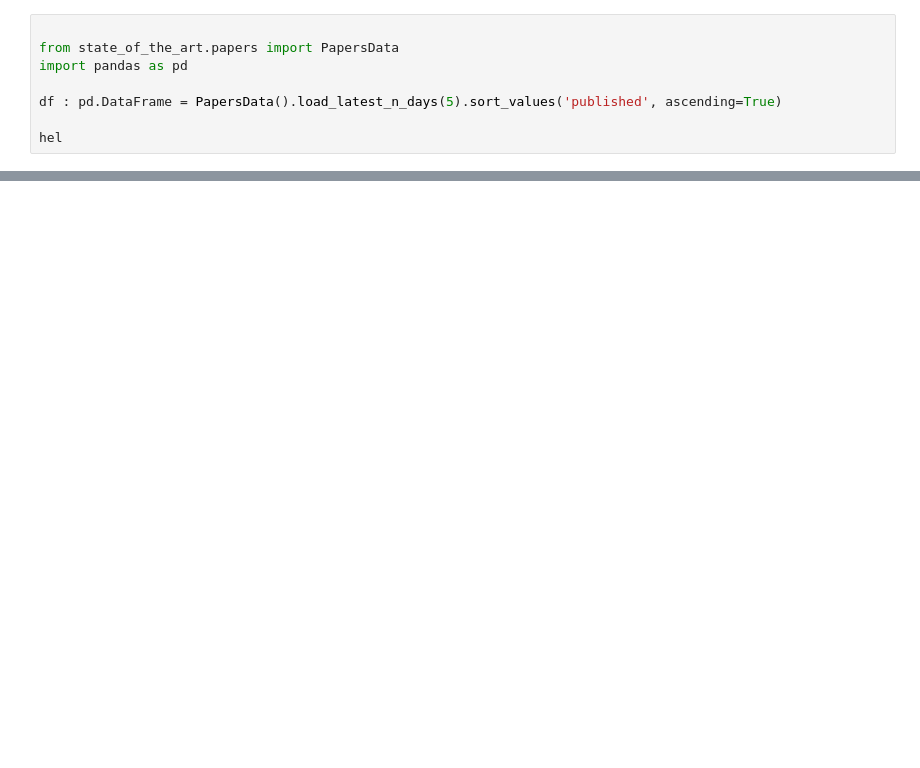
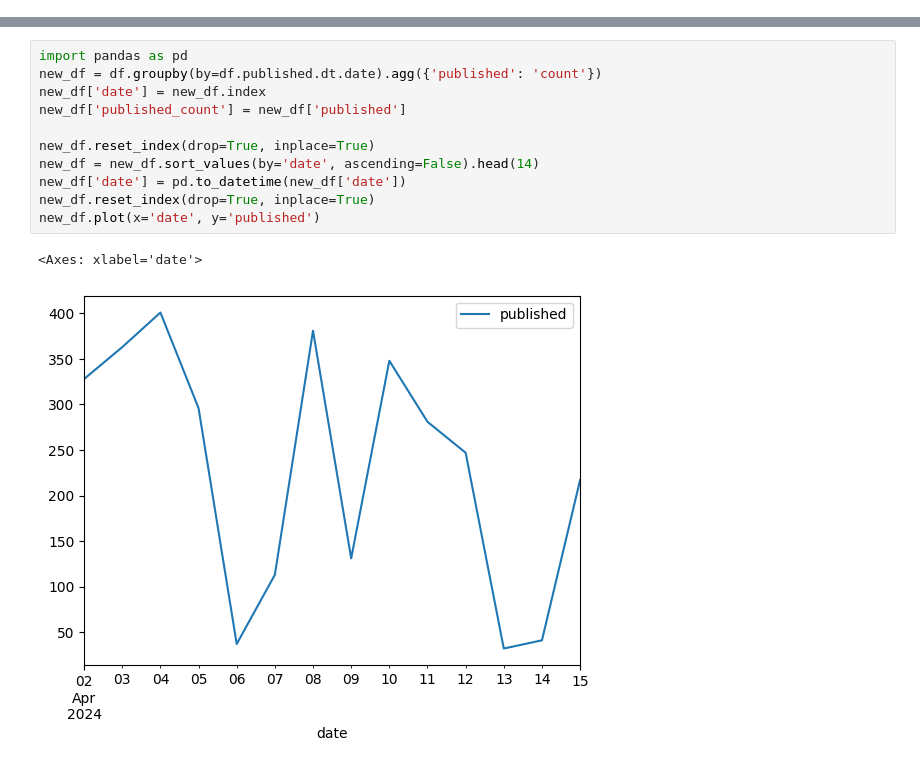
Before and after one commit to state-of-the-art-with-ai/state-of-the-art-with-ai, a Jupyter notebook: notebooks/inspect_papers.ipynb, the cells around one changed output, grey strips where cells are left out. Saved outputs shown, nothing was run; the diff lists cells and outputs as text; blank space fills up the shorter version.

```diff
--- a/notebooks/inspect_papers.ipynb
+++ b/notebooks/inspect_papers.ipynb
@@ -21,8 +21,0 @@ df.sort_values(by='published', ascending=False)
-# %%
-
-from state_of_the_art.papers import PapersData
-import pandas as pd
-
-df : pd.DataFrame = PapersData().load_latest_n_days(5).sort_values('published', ascending=True)
-
-hel
@@ -71,0 +49,14 @@ display(df.to_html(), include='text/html')
+# %%
+import pandas as pd
+new_df = df.groupby(by=df.published.dt.date).agg({'published': 'count'})
+new_df['date'] = new_df.index
+new_df['published_count'] = new_df['published']
+
+new_df.reset_index(drop=True, inplace=True)
+new_df = new_df.sort_values(by='date', ascending=False).head(14)
+new_df['date'] = pd.to_datetime(new_df['date'])
+new_df.reset_index(drop=True, inplace=True)
+new_df.plot(x='date', y='published')
+# %% [output]
+<Axes: xlabel='date'>
+[figure, added]
```
Also changed, not shown: parts of 6 cells of this notebook, 5 other files.
